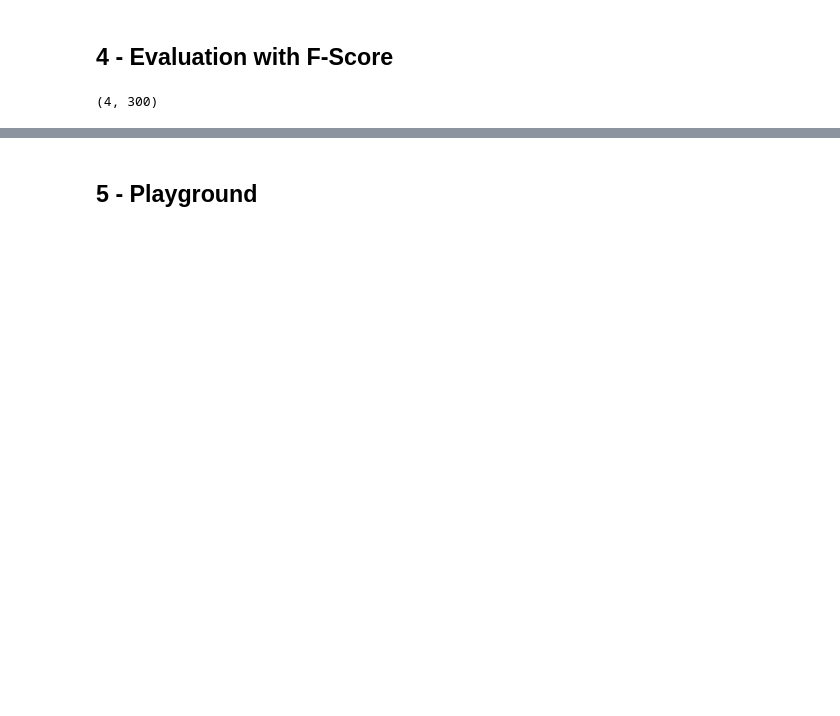
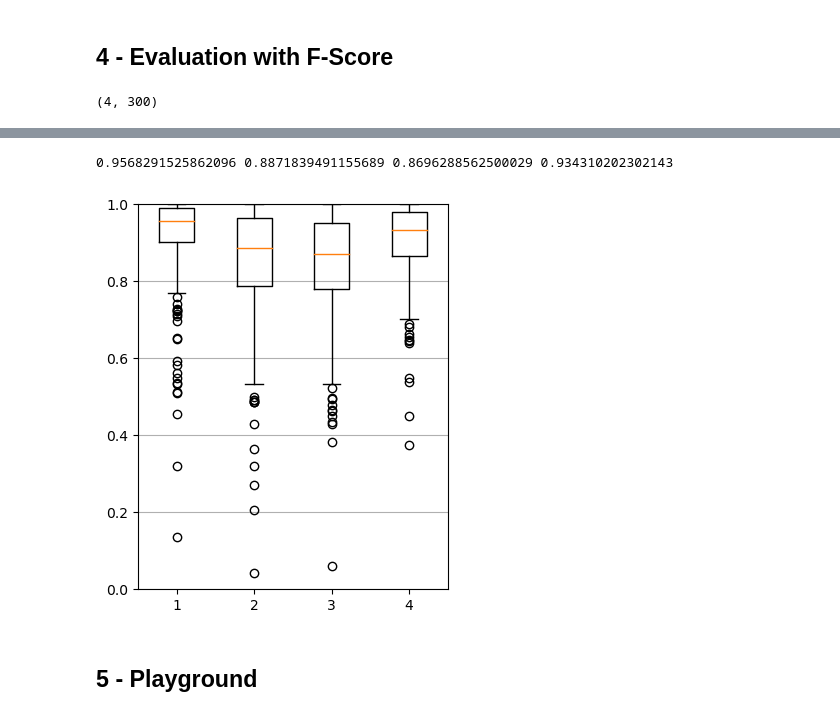
Before and after one commit to Xornotor/VocalAssignment-SSCS, a Jupyter notebook: SSCS_Training.ipynb, the cells around one changed output, grey strips where cells are left out. Drawn from its saved outputs; the diff is of its cells as text; code cells hidden in the pictures; blank space fills up the shorter version.

```diff
--- a/SSCS_Training.ipynb
+++ b/SSCS_Training.ipynb
@@ -133,6 +161,7 @@ def boxplot(f_score_array):
 # %%
 f_scr1 = np.load("./Evaluation_Data/f-scores_treino1.npy")
 f_scr2 = np.load("./Evaluation_Data/f-scores_treino2_tracked.npy")
+f_scr3 = np.load("./Evaluation_Data/f-scores_treino3_tracked.npy")
 # %%
 boxplot(f_scr1)
 # %% [output]
@@ -144,3 +175,8 @@ boxplot(f_scr2)
+# %%
+boxplot(f_scr3)
+# %% [output]
+0.9568291525862096 0.8871839491155689 0.8696288562500029 0.934310202302143
+[figure, added]
 # %% [markdown]
 ## 5 - Playground
 # %%
```
Also changed, not shown: parts of 10 cells of this notebook, 6 other files.
